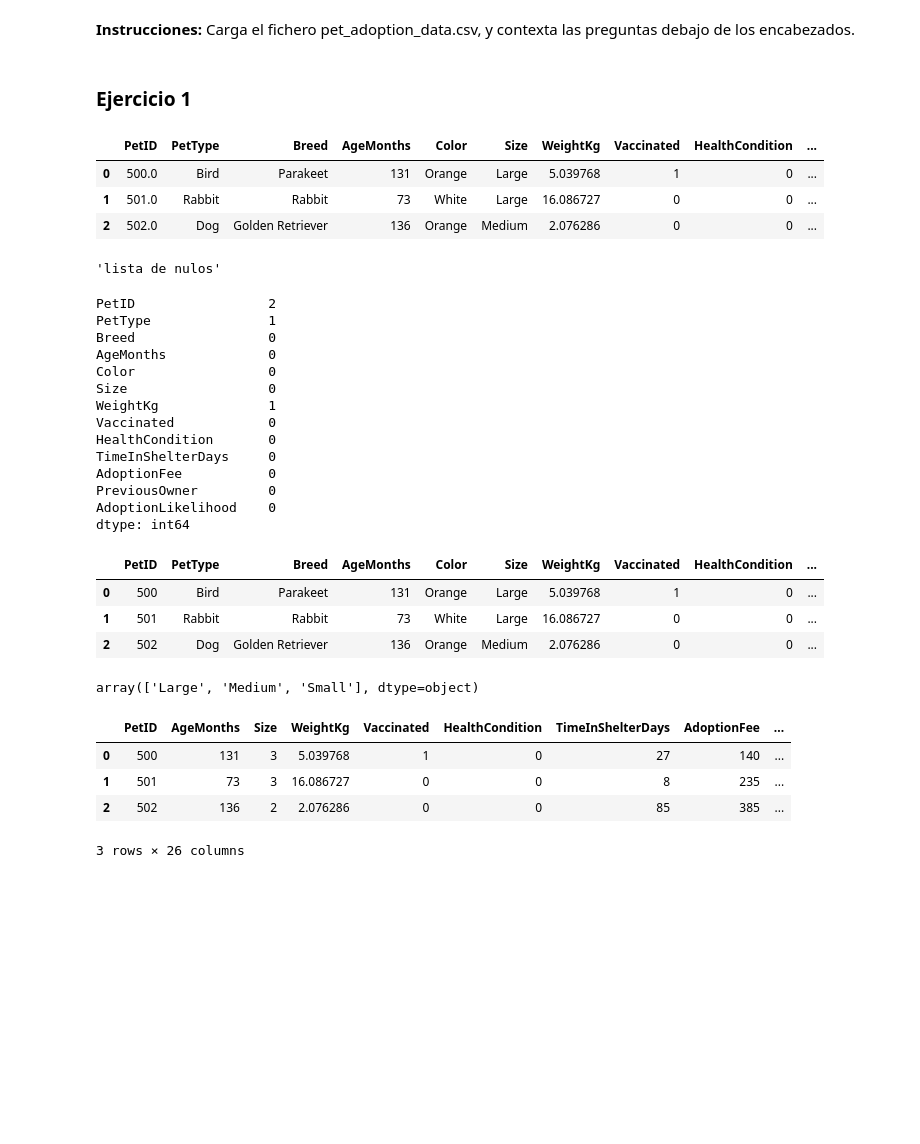
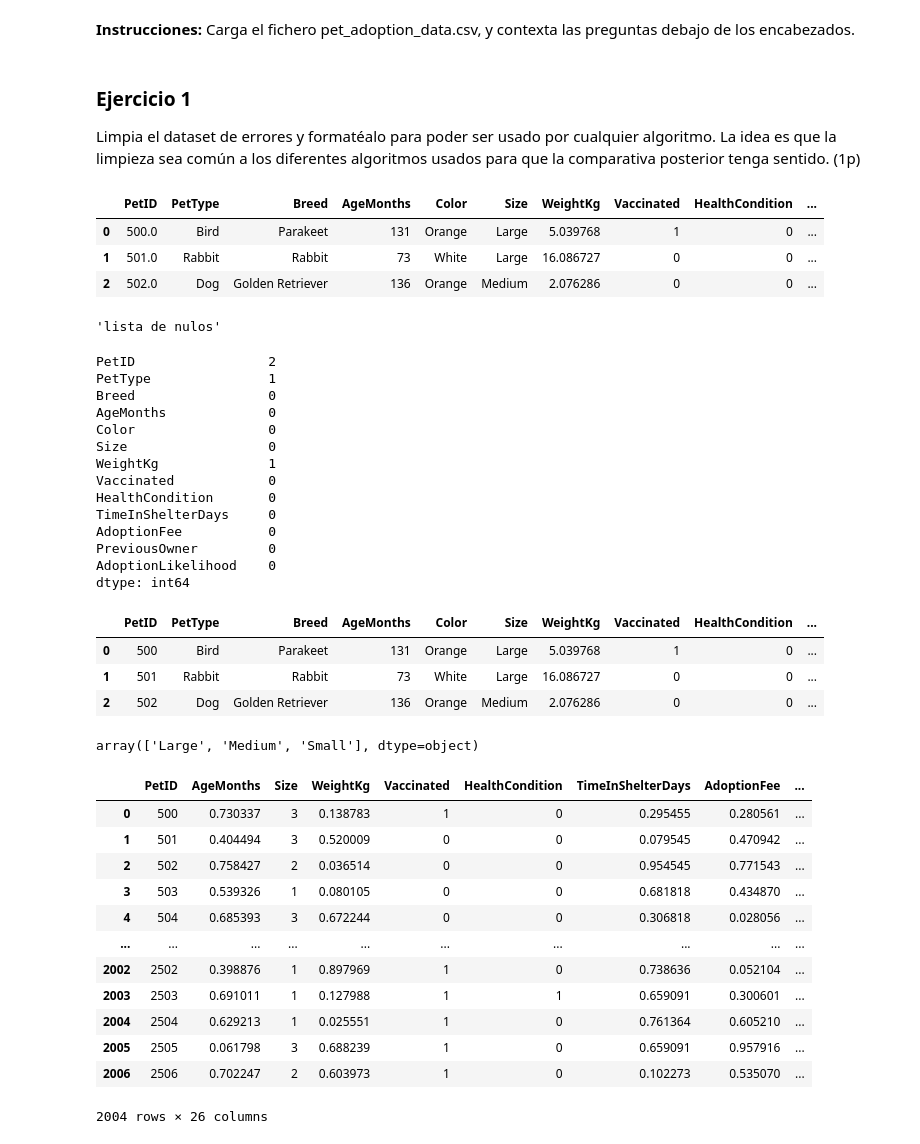
Before and after one commit to JoseRamonRenteroJimenez/SI_24_25, a Jupyter notebook: Examenes Código/Examen_junioSI2024.ipynb, the cells around one changed output. Drawn from its saved outputs; the diff is of its cells as text; code cells hidden in the pictures; blank space fills up the shorter version.

```diff
--- a/Examenes Código/Examen_junioSI2024.ipynb
+++ b/Examenes Código/Examen_junioSI2024.ipynb
@@ -10,15 +10,22 @@ Pon aquí tu nombre.
 **Instrucciones:** Carga el fichero pet_adoption_data.csv, y contexta las preguntas debajo de los encabezados.
 # %% [markdown]
 ### Ejercicio 1
+
+ Limpia el dataset de errores y formatéalo para poder ser usado por cualquier
+algoritmo. La idea es que la limpieza sea común a los diferentes algoritmos usados para que la
+comparativa posterior tenga sentido. (1p)
 # %%
 #Entorno utilizado para la practica : Python 3.12.7 distribución anaconda
 #procedemos a cargar las librerías y también los datos
 import pandas as pd
 import numpy as np
 from sklearn.preprocessing import OneHotEncoder
+from sklearn.preprocessing import StandardScaler, MinMaxScaler
+
 #definimos una variable para poder cargar más comodamente los ejemplos
 filas_ejemplo=3
 debug= False
+
 #cargamos los datos en una variable
 datos = pd.read_csv("pet_adoption_data.csv")
 
@@ -70,8 +77,6 @@ encoder = OneHotEncoder(sparse_output=False)
 array= ["PetType","Breed","Color"]
 
 for i in array:
-
-
     aux_HOT= encoder.fit_transform(datos[i].to_numpy().reshape(-1,1))
     if debug:
         display(i)
@@ -84,43 +89,60 @@ for i in array:
 
 display(datos["Size"].unique())
 
-datos["Size"] = datos["Size"].replace({
+
+#cambiamos los tamaños por enteros para categorizarlos
+datos["Size"] = datos["Size"].map({
     'Large': 3,
     'Medium': 2,
     'Small': 1
 })
 
+#escalamos los datos para poder usarlos más facilmente
 
-display (datos.head(n=filas_ejemplo))
+scaler =MinMaxScaler()
+datos["AgeMonths"]= scaler.fit_transform(datos[["AgeMonths"]])
+datos["WeightKg"]= scaler.fit_transform(datos[["WeightKg"]])
+datos["TimeInShelterDays"]= scaler.fit_transform(datos[["TimeInShelterDays"]])
+datos["AdoptionFee"]= scaler.fit_transform(datos[["AdoptionFee"]])
+
+display (datos)
 # %% [output]
 |  | PetID | PetType | Breed | AgeMonths | Color | Size | WeightKg | Vaccinated | HealthCondition | ... |
 | 0 | 500.0 | Bird | Parakeet | 131 | Orange | Large | 5.039768 | 1 | 0 | ... |
 | 1 | 501.0 | Rabbit | Rabbit | 73 | White | Large | 16.086727 | 0 | 0 | ... |
 | 2 | 502.0 | Dog | Golden Retriever | 136 | Orange | Medium | 2.076286 | 0 | 0 | ... |
 'lista de nulos'
 PetID                 2
 PetType               1
 Breed                 0
 AgeMonths             0
 Color                 0
 Size                  0
 WeightKg              1
 Vaccinated            0
 HealthCondition       0
 TimeInShelterDays     0
 AdoptionFee           0
 PreviousOwner         0
 AdoptionLikelihood    0
 dtype: int64
 |  | PetID | PetType | Breed | AgeMonths | Color | Size | WeightKg | Vaccinated | HealthCondition | ... |
 | 0 | 500 | Bird | Parakeet | 131 | Orange | Large | 5.039768 | 1 | 0 | ... |
 | 1 | 501 | Rabbit | Rabbit | 73 | White | Large | 16.086727 | 0 | 0 | ... |
 | 2 | 502 | Dog | Golden Retriever | 136 | Orange | Medium | 2.076286 | 0 | 0 | ... |
 array(['Large', 'Medium', 'Small'], dtype=object)
 |  | PetID | AgeMonths | Size | WeightKg | Vaccinated | HealthCondition | TimeInShelterDays | AdoptionFee | ... |
-| 0 | 500 | 131 | 3 | 5.039768 | 1 | 0 | 27 | 140 | ... |
-| 1 | 501 | 73 | 3 | 16.086727 | 0 | 0 | 8 | 235 | ... |
-| 2 | 502 | 136 | 2 | 2.076286 | 0 | 0 | 85 | 385 | ... |
+| 0 | 500 | 0.730337 | 3 | 0.138783 | 1 | 0 | 0.295455 | 0.280561 | ... |
+| 1 | 501 | 0.404494 | 3 | 0.520009 | 0 | 0 | 0.079545 | 0.470942 | ... |
+| 2 | 502 | 0.758427 | 2 | 0.036514 | 0 | 0 | 0.954545 | 0.771543 | ... |
+| 3 | 503 | 0.539326 | 1 | 0.080105 | 0 | 0 | 0.681818 | 0.434870 | ... |
+| 4 | 504 | 0.685393 | 3 | 0.672244 | 0 | 0 | 0.306818 | 0.028056 | ... |
+| ... | ... | ... | ... | ... | ... | ... | ... | ... | ... |
+| 2002 | 2502 | 0.398876 | 1 | 0.897969 | 1 | 0 | 0.738636 | 0.052104 | ... |
+| 2003 | 2503 | 0.691011 | 1 | 0.127988 | 1 | 1 | 0.659091 | 0.300601 | ... |
+| 2004 | 2504 | 0.629213 | 1 | 0.025551 | 1 | 0 | 0.761364 | 0.605210 | ... |
+| 2005 | 2505 | 0.061798 | 3 | 0.688239 | 1 | 0 | 0.659091 | 0.957916 | ... |
+| 2006 | 2506 | 0.702247 | 2 | 0.603973 | 1 | 0 | 0.102273 | 0.535070 | ... |
-3 rows × 26 columns
+2004 rows × 26 columns
 # %% [markdown]
 ### Ejercicio 2
```
Also changed, not shown: parts of 8 cells of this notebook.
